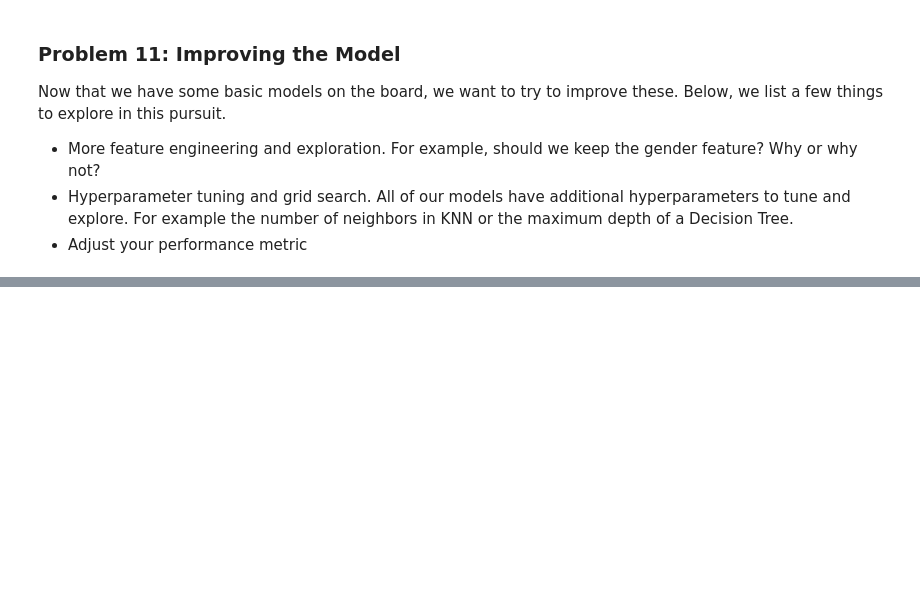
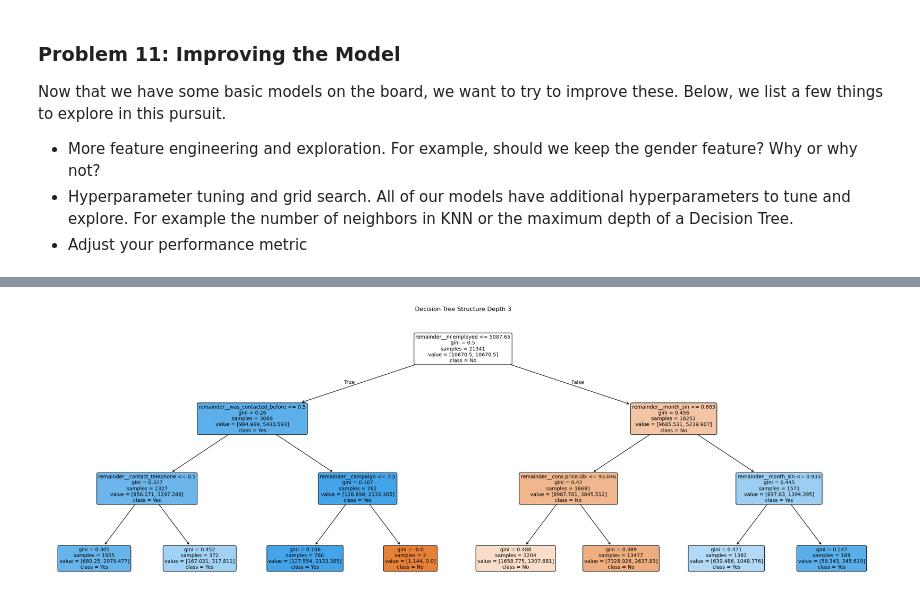
Before and after one commit to Jack-S2005/17.1-Comparing-Classifiers, a Jupyter notebook: prompt_III.ipynb, the cells around one changed output, grey strips where cells are left out. Drawn from its saved outputs; the diff is of its cells as text; code cells hidden in the pictures; blank space fills up the shorter version.

```diff
--- a/prompt_III.ipynb
+++ b/prompt_III.ipynb
@@ -507,0 +511,19 @@ display_results(results)
+# %%
+models = {
+    "Decision Tree Depth = 1": DecisionTreeClassifier(class_weight='balanced', max_depth=1, random_state=42),
+    "Decision Tree Depth = 2": DecisionTreeClassifier(class_weight='balanced', max_depth=2, random_state=42),
+    "Decision Tree Depth = 3": DecisionTreeClassifier(class_weight='balanced', max_depth=3, random_state=42),
+    "Decision Tree Depth = 4": DecisionTreeClassifier(class_weight='balanced', max_depth=4, random_state=42)
+}
+
+# Columns to scale (exclude normalized_columns)
+cols_to_scale = [col for col in X_train_reduced.columns if col not in normalized_columns]
+
+# Preprocessor
+preprocessor = ColumnTransformer(
+    transformers=[],
+    remainder='passthrough'
+)
+
+pipes, results = run_models(models, preprocessor, [X_train_reduced, X_test_reduced], [y_train, y_test])
+display_results(results)
@@ -507,0 +537,16 @@ display_results(results)
+# %%
+tree_model = pipes[2].named_steps['Decision Tree Depth = 3']
+
+plt.figure(figsize=(30, 10))  # Adjust size as needed
+plot_tree(
+    tree_model,
+    feature_names=preprocessor.get_feature_names_out(),  # Use your preprocessor if you have one
+    class_names=['No', 'Yes'],  # Adjust to your target classes
+    filled=True,
+    rounded=True,
+    fontsize=10
+)
+plt.title("Decision Tree Structure Depth 3")
+plt.show()
+# %% [output]
+[figure, added]
```
Also changed, not shown: parts of 18 cells of this notebook.
